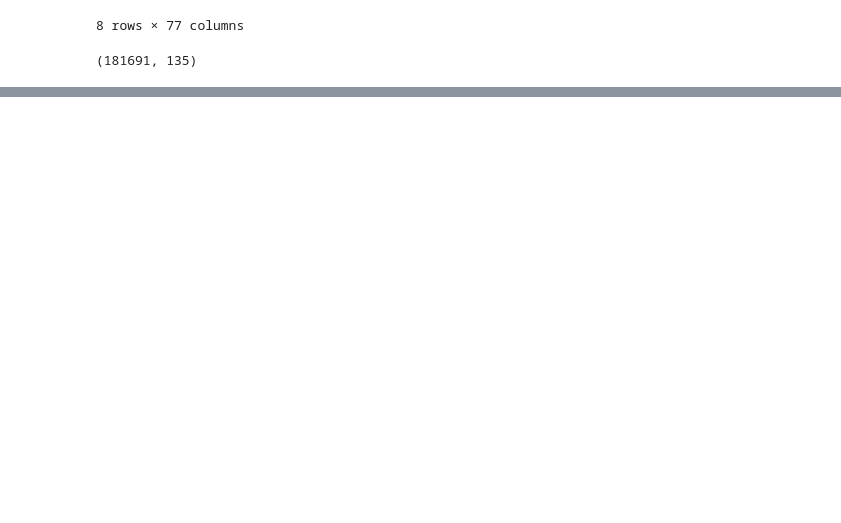
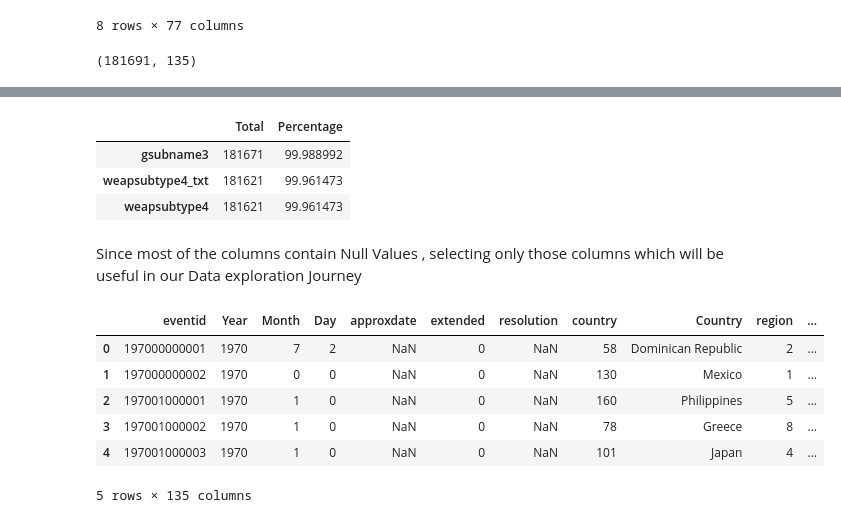
Before and after one commit to pmgumble/Bootstrap-5-Tutorial-Portfolio, a Jupyter notebook: Global_Terrorism_Analysis_Capstone_Project.ipynb, the cells around one changed output, grey strips where cells are left out. Drawn from its saved outputs; the diff is of its cells as text; code cells hidden in the pictures; blank space fills up the shorter version.

Commit message:
Data Cleaning

```diff
--- a/Global_Terrorism_Analysis_Capstone_Project.ipynb
+++ b/Global_Terrorism_Analysis_Capstone_Project.ipynb
@@ -108,0 +127,13 @@ df.shape
+# %%
+#Finding null values
+Total_Number = df.isna().sum().sort_values(ascending = False)
+Percentage =  ((df.isna().sum()/ df.isna().count())*100).sort_values(ascending=False)
+Data_missing = pd.concat([Total_Number,Percentage],axis = 1, keys=['Total','Percentage'])
+Data_missing.head(3)
+# %% [output]
+|  | Total | Percentage |
+| gsubname3 | 181671 | 99.988992 |
+| weapsubtype4_txt | 181621 | 99.961473 |
+| weapsubtype4 | 181621 | 99.961473 |
+# %% [markdown]
+Since most of the columns contain Null Values , selecting only those columns which will be useful in our Data exploration Journey
@@ -108,0 +147,14 @@ df.shape
+# %%
+#Renaming the columns for better interpretability
+df.rename(columns={'iyear':'Year','imonth':'Month','iday':'Day','country_txt':'Country','region_txt':'Region',
+                         'attacktype1_txt':'AttackType','target1':'Target','nkill':'Killed','nwound':'Wounded','summary':'Summary',
+                         'gname':'Group','targtype1_txt':'Target_type','weaptype1_txt':'Weapon_type','motive':'Motive'},inplace=True)
+df.head(5)
+# %% [output]
+|  | eventid | Year | Month | Day | approxdate | extended | resolution | country | Country | region | ... |
+| 0 | 197000000001 | 1970 | 7 | 2 | NaN | 0 | NaN | 58 | Dominican Republic | 2 | ... |
+| 1 | 197000000002 | 1970 | 0 | 0 | NaN | 0 | NaN | 130 | Mexico | 1 | ... |
+| 2 | 197001000001 | 1970 | 1 | 0 | NaN | 0 | NaN | 160 | Philippines | 5 | ... |
+| 3 | 197001000002 | 1970 | 1 | 0 | NaN | 0 | NaN | 78 | Greece | 8 | ... |
+| 4 | 197001000003 | 1970 | 1 | 0 | NaN | 0 | NaN | 101 | Japan | 4 | ... |
+5 rows × 135 columns
```
Also changed, not shown: parts of 16 cells of this notebook.
